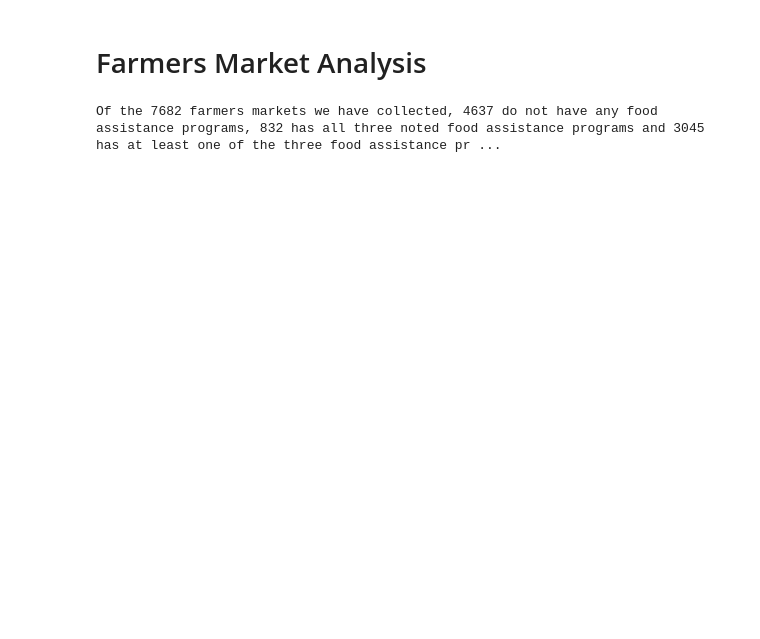
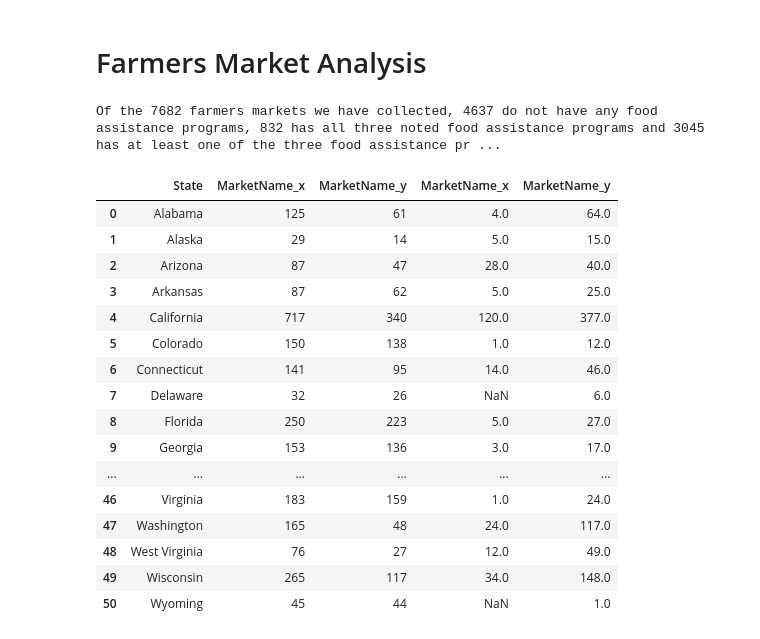
Before and after one commit to priyamittal96/project_1, a Jupyter notebook: Priya.ipynb, the cells around one changed output. Saved outputs shown, nothing was run; the diff lists cells and outputs as text; code cells hidden in the pictures; blank space fills up the shorter version.

```diff
--- a/Priya.ipynb
+++ b/Priya.ipynb
@@ -150,3 +150,26 @@ some_states = some_states[["State","MarketName"]]
 print(f"Of the {len(cleaned_access)} farmers markets we have collected, {len(support_none_df)} do not have any food assistance programs, {len(support_all_df)} has all three noted food assistance programs and {len(support_some_df)} has at least one of the three food assistance programs available.")
 # %% [output]
 Of the 7682 farmers markets we have collected, 4637 do not have any food assistance programs, 832 has all three noted food assistance programs and 3045 has at least one of the three food assistance pr ...
+# %%
+food_assistance_count = pd.merge(cleaned_states,none_states, how = "outer", on ="State")
+food_assistance_count = pd.merge(food_assistance_count,all_states,how = "outer", on ="State" )
+food_assistance_count = pd.merge(food_assistance_count,some_states,how = "outer", on ="State" )
+food_assistance_count
+# %% [output]
+|  | State | MarketName_x | MarketName_y | MarketName_x | MarketName_y |
+| 0 | Alabama | 125 | 61 | 4.0 | 64.0 |
+| 1 | Alaska | 29 | 14 | 5.0 | 15.0 |
+| 2 | Arizona | 87 | 47 | 28.0 | 40.0 |
+| 3 | Arkansas | 87 | 62 | 5.0 | 25.0 |
+| 4 | California | 717 | 340 | 120.0 | 377.0 |
+| 5 | Colorado | 150 | 138 | 1.0 | 12.0 |
+| 6 | Connecticut | 141 | 95 | 14.0 | 46.0 |
+| 7 | Delaware | 32 | 26 | NaN | 6.0 |
+| 8 | Florida | 250 | 223 | 5.0 | 27.0 |
+| 9 | Georgia | 153 | 136 | 3.0 | 17.0 |
+| ... | ... | ... | ... | ... | ... |
+| 46 | Virginia | 183 | 159 | 1.0 | 24.0 |
+| 47 | Washington | 165 | 48 | 24.0 | 117.0 |
+| 48 | West Virginia | 76 | 27 | 12.0 | 49.0 |
+| 49 | Wisconsin | 265 | 117 | 34.0 | 148.0 |
+| 50 | Wyoming | 45 | 44 | NaN | 1.0 |
```
